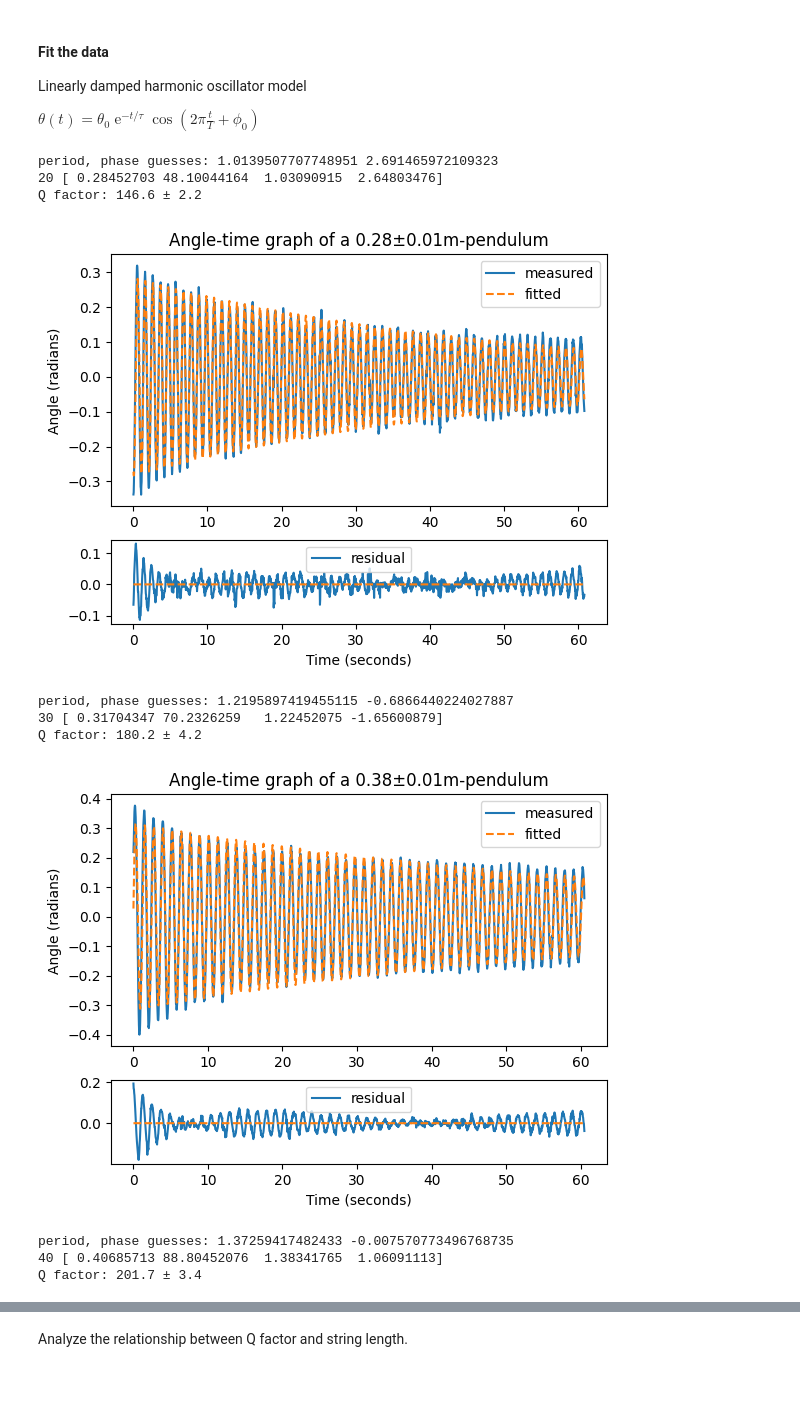
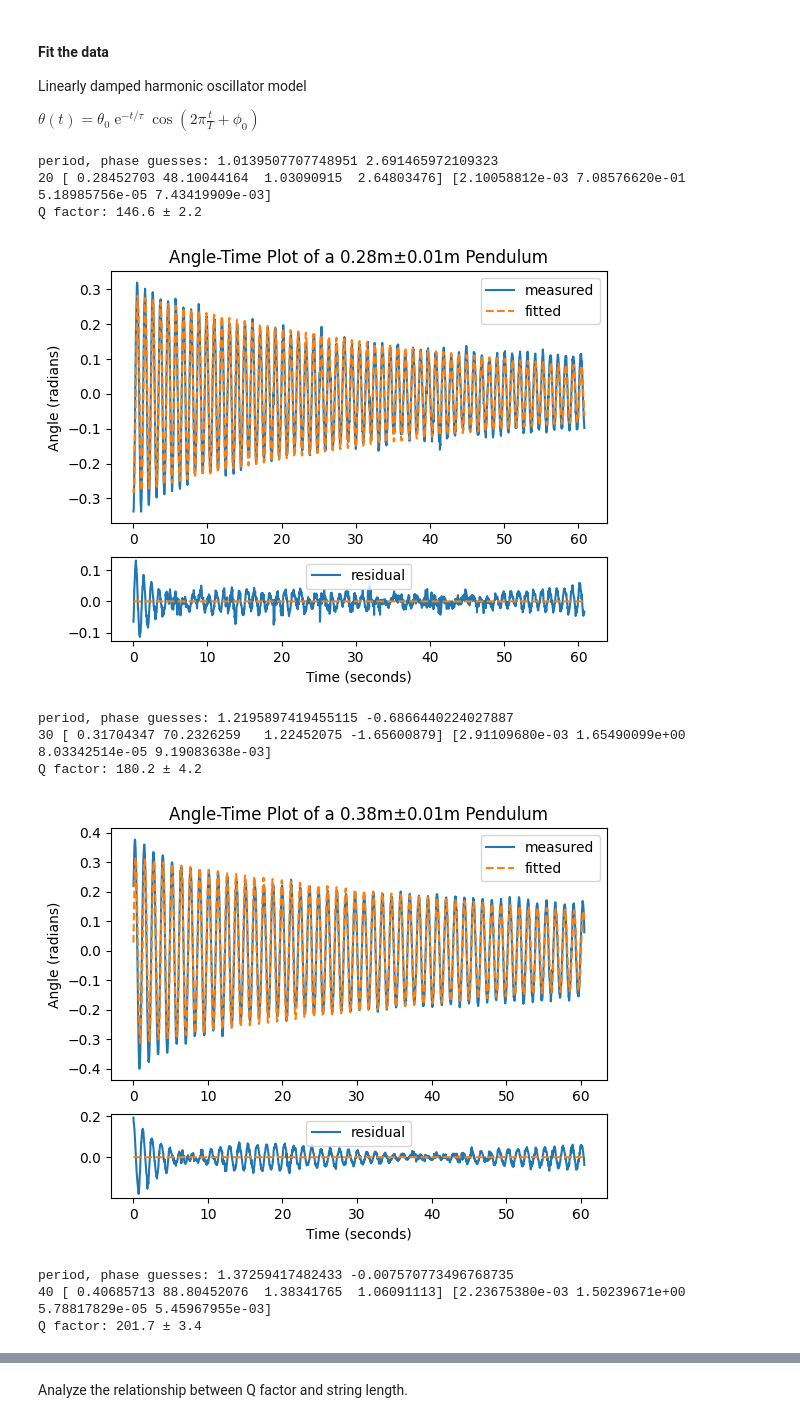
Before and after one commit to harry7557558/engsci-2t6, a Jupyter notebook: phy180-pendulum-lab/plot-angle-time.ipynb, the cells around one changed output, grey strips where cells are left out. Cells and saved outputs as stored; diff of their text form; code cells hidden in the pictures; blank space fills up the shorter version.

```diff
--- a/phy180-pendulum-lab/plot-angle-time.ipynb
+++ b/phy180-pendulum-lab/plot-angle-time.ipynb
@@ -131,12 +169,6 @@ def damped(t, a0, tau):
 def damped_harmonic(t, a0, tau, period, phase):
     a = damped(t, a0, tau)
     return a * np.cos(2.*np.pi*t/period + phase)
-
-def fit_amplitude(t_amp, a_amp, a_error):
-    popt, popv = scipy.optimize.curve_fit(
-        damped, t_amp, a_amp,
-        p0=(0.4, 60.), sigma=a_error*np.ones(len(a)))
-    return popt, popv.diagonal()**0.5
 
 def fit_data(t, a, a_error, a0_guess=0.4, tau_guess=60.):
     # guess period and frequency
@@ -164,7 +196,7 @@ def plot_angle_time_graph(l, l_error, t, a, params):
 
     fig, (ax1, ax2) = plt.subplots(2, 1, gridspec_kw={'height_ratios': [3, 1]})
 
-    ax1.set_title("Angle-time graph of a {:.2f}±{:.2f}m-pendulum".format(l, l_error))
+    ax1.set_title("Angle-Time Plot of a {:.2f}m±{:.2f}m Pendulum".format(l, l_error))
     ax2.set_xlabel("Time (seconds)")
     ax1.set_ylabel("Angle (radians)")
 
@@ -176,40 +208,40 @@ def plot_angle_time_graph(l, l_error, t, a, params):
     ax2.legend(["residual"])
     ax2.plot(t, np.zeros(len(t)), '--')
     plt.show()
 
 lengths0 = []
 lengths_error0 = []
 qfactors0 = []
 qfactors_error0 = []
 
 for length in LENGTHS:
     sample_data = data[length]
     t, a = sample_data['t'], sample_data['a']
     a_error = sample_data['a_error']
     params, perror = fit_data(t, a, a_error)
-    print(length, params)
+    print(length, params, perror)
     a0, tau, period, phase = params
     a0_e, tau_e, period_e, phase_e = perror
     q = np.pi * tau / period
     q_e = q * max(abs(tau_e / tau), abs(period_e / period))
     print("Q factor: {:.1f} ± {:.1f}".format(q, q_e))
     lengths0.append(sample_data['l'])
     lengths_error0.append(sample_data['l_error'])
     qfactors0.append(q)
     qfactors_error0.append(q_e)
     plot_angle_time_graph(
         sample_data['l'], sample_data['l_error'],
         t, a, params)
     # break
 # %% [output]
 period, phase guesses: 1.0139507707748951 2.691465972109323
-20 [ 0.28452703 48.10044164  1.03090915  2.64803476]
+20 [ 0.28452703 48.10044164  1.03090915  2.64803476] [2.10058812e-03 7.08576620e-01 5.18985756e-05 7.43419909e-03]
 Q factor: 146.6 ± 2.2
-[figure, old version]
+[figure, new version]
 period, phase guesses: 1.2195897419455115 -0.6866440224027887
-30 [ 0.31704347 70.2326259   1.22452075 -1.65600879]
+30 [ 0.31704347 70.2326259   1.22452075 -1.65600879] [2.91109680e-03 1.65490099e+00 8.03342514e-05 9.19083638e-03]
 Q factor: 180.2 ± 4.2
-[figure, old version]
+[figure, new version]
 period, phase guesses: 1.37259417482433 -0.007570773496768735
-40 [ 0.40685713 88.80452076  1.38341765  1.06091113]
+40 [ 0.40685713 88.80452076  1.38341765  1.06091113] [2.23675380e-03 1.50239671e+00 5.78817829e-05 5.45967955e-03]
 Q factor: 201.7 ± 3.4
```
Also changed, not shown: parts of 4 cells of this notebook, 10 other files.
